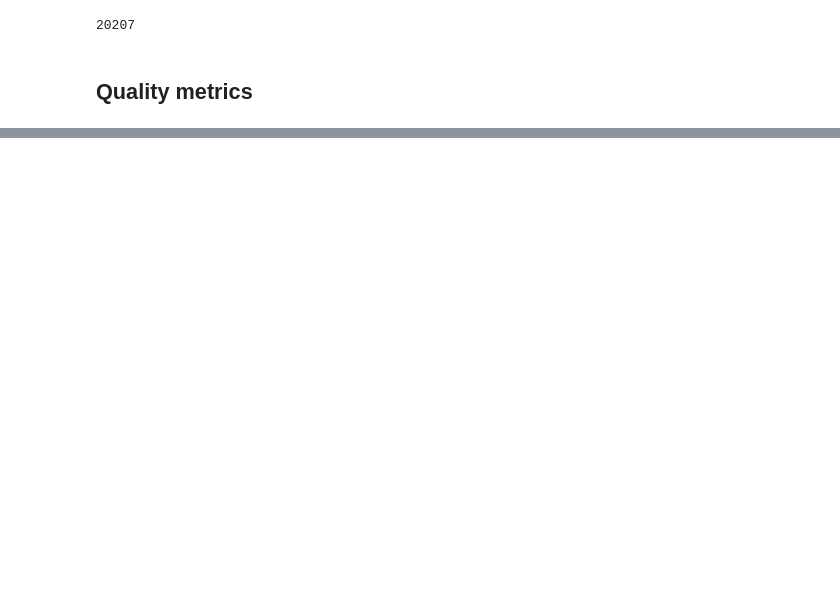
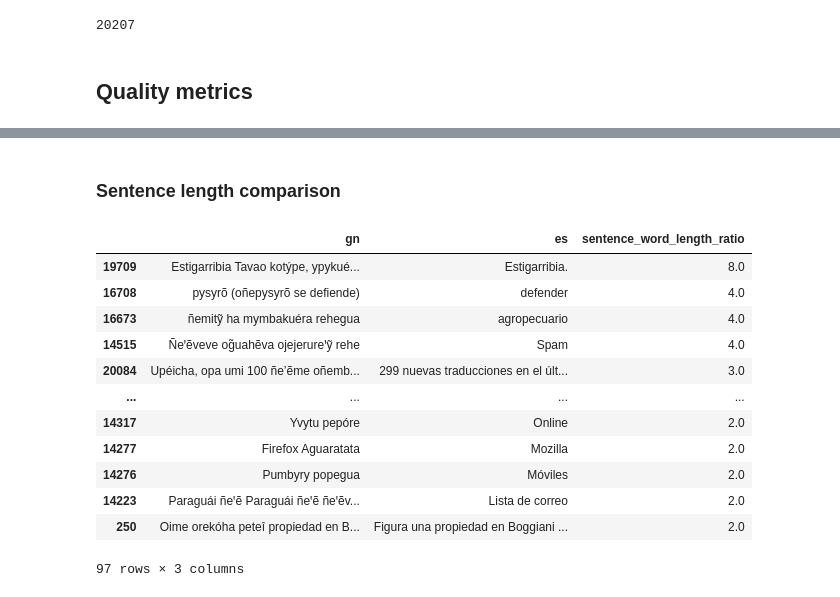
Before and after one commit to baladon-lucas-pardinas/NMT-Translation-gn-es, a Jupyter notebook: notebooks/data_quality.ipynb, the cells around one changed output, grey strips where cells are left out. Drawn from its saved outputs; the diff is of its cells as text; code cells hidden in the pictures; blank space fills up the shorter version.

```diff
--- a/notebooks/data_quality.ipynb
+++ b/notebooks/data_quality.ipynb
@@ -135,0 +120,19 @@ quality_metrics_df.describe()
+# %% [markdown]
+### **Sentence length comparison**
+# %%
+sentence_word_length_ratio_df = quality_metrics_df[quality_metrics_df['sentence_word_length_ratio'] >= 2][[LANGUAGE_SOURCE_COLUMN, LANGUAGE_TARGET_COLUMN, 'sentence_word_length_ratio']].sort_values(by='sentence_word_length_ratio', ascending=False)
+sentence_word_length_ratio_df
+# %% [output]
+|  | gn | es | sentence_word_length_ratio |
+| 19709 | Estigarribia Tavao kotýpe, ypykué... | Estigarribia. | 8.0 |
+| 16708 | pysyrõ (oñepysyrõ se defiende) | defender | 4.0 |
+| 16673 | ñemitỹ ha mymbakuéra rehegua | agropecuario | 4.0 |
+| 14515 | Ñeꞌẽveve og̃uahẽva ojejerureꞌỹ rehe | Spam | 4.0 |
+| 20084 | Upéicha, opa umi 100 ñe’ẽme oñemb... | 299 nuevas traducciones en el últ... | 3.0 |
+| ... | ... | ... | ... |
+| 14317 | Yvytu pepóre | Online | 2.0 |
+| 14277 | Firefox Aguaratata | Mozilla | 2.0 |
+| 14276 | Pumbyry popegua | Móviles | 2.0 |
+| 14223 | Paraguái ñeꞌẽ Paraguái ñeꞌẽ ñeꞌẽv... | Lista de correo | 2.0 |
+| 250 | Oime orekóha peteî propiedad en B... | Figura una propiedad en Boggiani ... | 2.0 |
+97 rows × 3 columns
```
Also changed, not shown: parts of 19 cells of this notebook, 6 other files.
